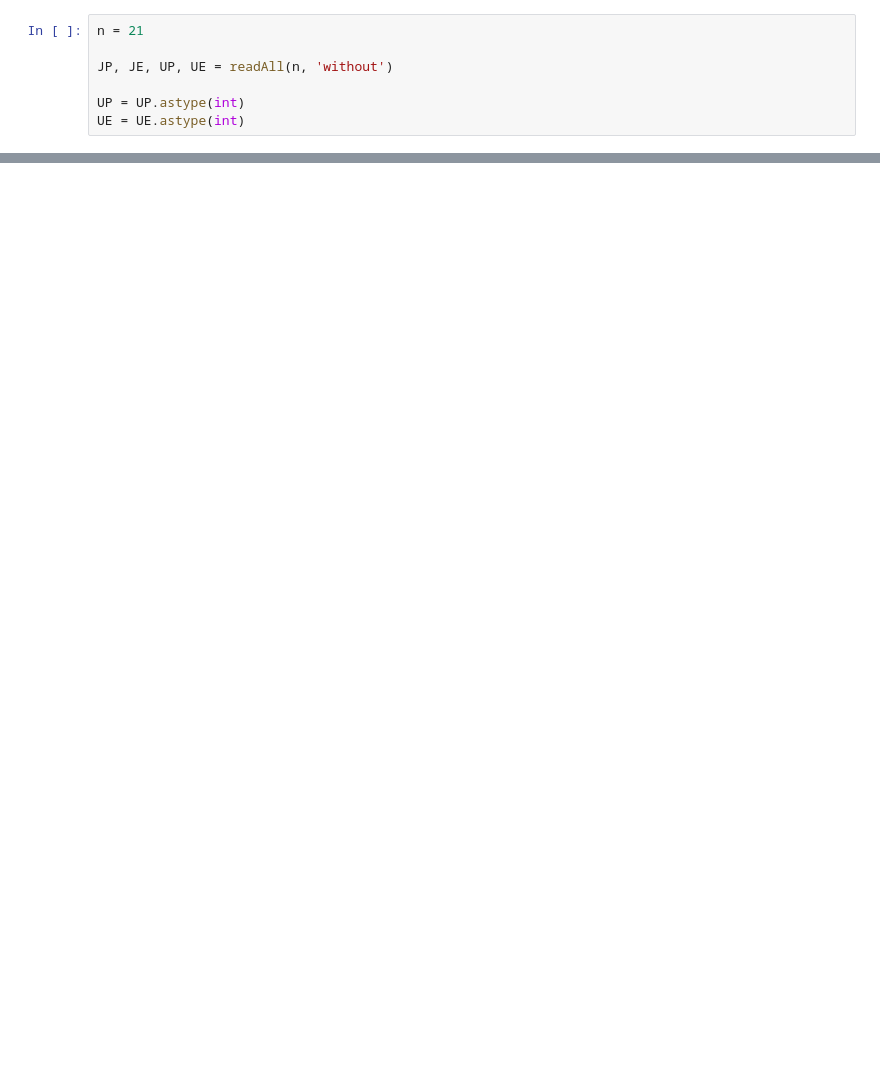
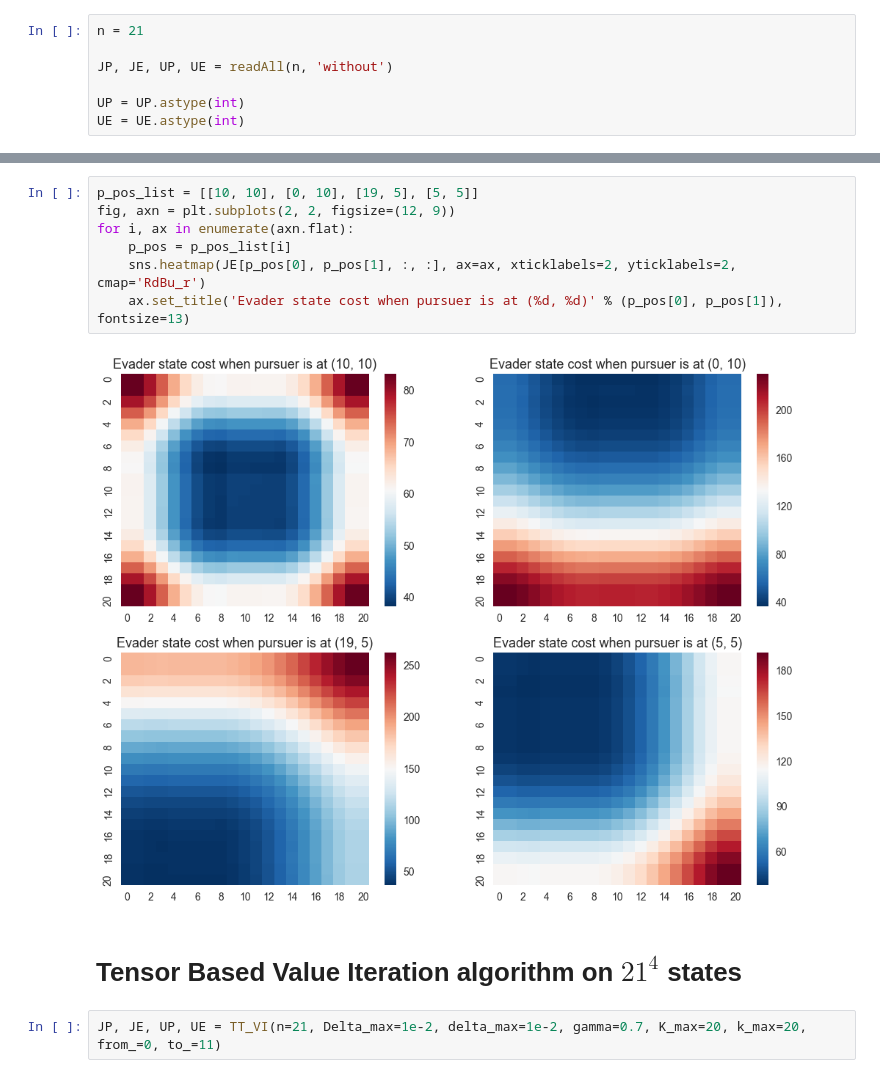
Before and after one commit to ilyazhara/ISP2017Project, a Jupyter notebook: code/main.ipynb, the cells around one changed output, grey strips where cells are left out. Drawn from its saved outputs; the diff is of its cells as text; blank space fills up the shorter version.

```diff
--- a/code/main.ipynb
+++ b/code/main.ipynb
@@ -58,0 +70,13 @@ plt.show()
+# %%
+p_pos_list = [[10, 10], [0, 10], [19, 5], [5, 5]]
+fig, axn = plt.subplots(2, 2, figsize=(12, 9))
+for i, ax in enumerate(axn.flat):
+    p_pos = p_pos_list[i]
+    sns.heatmap(JE[p_pos[0], p_pos[1], :, :], ax=ax, xticklabels=2, yticklabels=2, cmap='RdBu_r')
+    ax.set_title('Evader state cost when pursuer is at (%d, %d)' % (p_pos[0], p_pos[1]), fontsize=13)
+# %% [output]
+[figure, added]
+# %% [markdown]
+# Tensor Based Value Iteration algorithm on $21^4$ states
+# %%
+JP, JE, UP, UE = TT_VI(n=21, Delta_max=1e-2, delta_max=1e-2, gamma=0.7, K_max=20, k_max=20, from_=0, to_=11)
```
Also changed, not shown: parts of 8 cells of this notebook, 5 other files.
